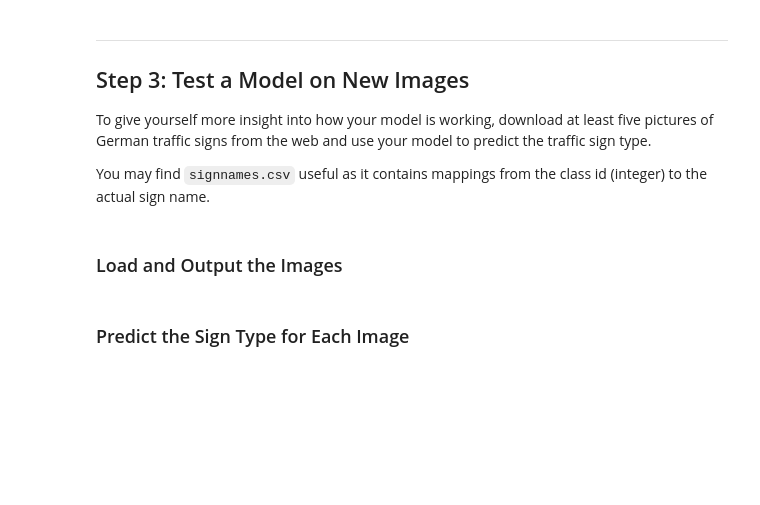
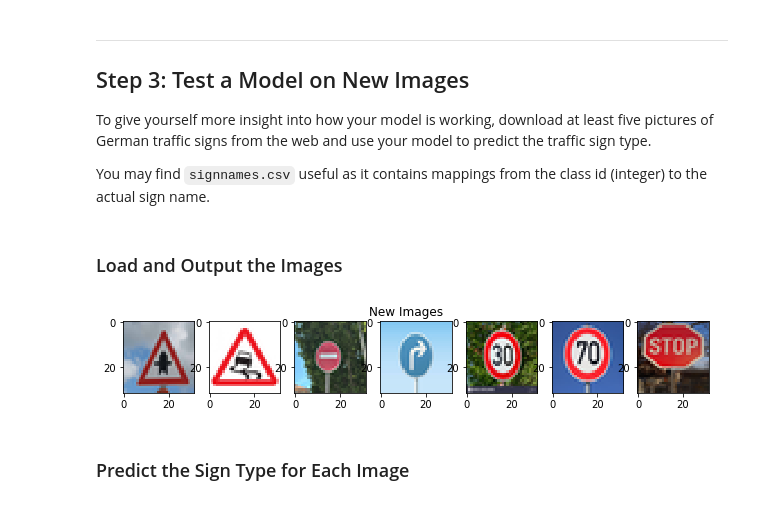
Before and after one commit to itprov/CarND-Traffic-Sign-Classifier-Project, a Jupyter notebook: Traffic_Sign_Classifier.ipynb, the cells around one changed output. Saved outputs shown, nothing was run; the diff lists cells and outputs as text; code cells hidden in the pictures; blank space fills up the shorter version.

```diff
--- a/Traffic_Sign_Classifier.ipynb
+++ b/Traffic_Sign_Classifier.ipynb
@@ -464,9 +379,9 @@ sets imply underfitting. A high accuracy on the training set but low accuracy on
 ### Once a final model architecture is selected,
 ### the accuracy on the test set should be calculated and reported as well.
 ### Feel free to use as many code cells as needed.
-α = 0.0015
+α = 0.0009
 
-logits = trafficSignClassifier3(x)
+logits = trafficSignClassifier(x)
 cross_entropy = tf.nn.softmax_cross_entropy_with_logits_v2(labels=one_hot_y, logits=logits)
 loss_operation = tf.reduce_mean(cross_entropy)
 optimizer = tf.train.AdamOptimizer(learning_rate = α)
@@ -477,3 +393,6 @@ Evaluate how well the loss and accuracy of the model for a given dataset.
+# %%
+EPOCHS = 20
+BATCH_SIZE = 100
 # %%
 correct_prediction = tf.equal(tf.argmax(logits, 1), tf.argmax(one_hot_y, 1))
 accuracy_operation = tf.reduce_mean(tf.cast(correct_prediction, tf.float32))
@@ -485,7 +404,7 @@ def evaluate(X_data, y_data):
     sess = tf.get_default_session()
     for offset in range(0, num_examples, BATCH_SIZE):
         batch_x, batch_y = X_data[offset:offset+BATCH_SIZE], y_data[offset:offset+BATCH_SIZE]
-        accuracy = sess.run(accuracy_operation, feed_dict={x: batch_x, y: batch_y})
+        accuracy = sess.run(accuracy_operation, feed_dict={x: batch_x, y: batch_y, dropout_rate: 0.0})
         total_accuracy += (accuracy * len(batch_x))
     return total_accuracy / num_examples
 # %% [markdown]
@@ -498,24 +417,25 @@ After each epoch, measure the loss and accuracy of the validation set.
 
 Save the model after training.
 # %%
+model_file = './traffic_sign_classifier'
+
 with tf.Session() as sess:
     sess.run(tf.global_variables_initializer())
 
     print("Training...")
     print()
+    print("Epoch    Validation Accuracy")
     for i in range(EPOCHS):
         X_train, y_train = shuffle(X_train, y_train)
         for offset in range(0, n_train, BATCH_SIZE):
             end = offset + BATCH_SIZE
             batch_x, batch_y = X_train[offset:end], y_train[offset:end]
-            sess.run(training_operation, feed_dict={x: batch_x, y: batch_y})
+            sess.run(training_operation, feed_dict={x: batch_x, y: batch_y, dropout_rate: 0.5})
 
         validation_accuracy = evaluate(X_valid, y_valid)
-        print("EPOCH {} ...".format(i+1))
-        print("Validation Accuracy = {:.3f}".format(validation_accuracy))
-        print()
+        print("{:>4}{:>17.3f}".format(i+1, validation_accuracy))
 
-    saver.save(sess, './traffic_sign_classifier')
+    saver.save(sess, model_file)
     print("Model saved")
 # %% [output]
 Training...
@@ -560,3 +477,26 @@ You may find `signnames.csv` useful as it contains mappings from the class id (i
+# %%
+### Load the images and plot them here.
+### Feel free to use as many code cells as needed.
+from PIL import Image
+
+num_images = 7
+images = ['examples/traffic' + str(i) + '.jpg' for i in range(1, num_images + 1)]
+labels = [11, 17, 23, 33, 1, 4, 14]
+imgs = []
+scale = 1.5
+fig = plt.figure(figsize=(scale * num_images, scale))
+fig.suptitle('New Images')
+pos = 1
+for image in images:
+    img = Image.open(image)
+    # Resize to 32x32
+    img = img.resize((32, 32), Image.ANTIALIAS)
+    imgs.append(img)
+    canvas = fig.add_subplot(1, num_images, pos)
+    plt.imshow(img)
+    pos += 1
+# %% [output]
+[figure, added]
 # %% [markdown]
 ### Predict the Sign Type for Each Image
 # %%
```
Also changed, not shown: parts of 16 cells of this notebook, 18 other files.
